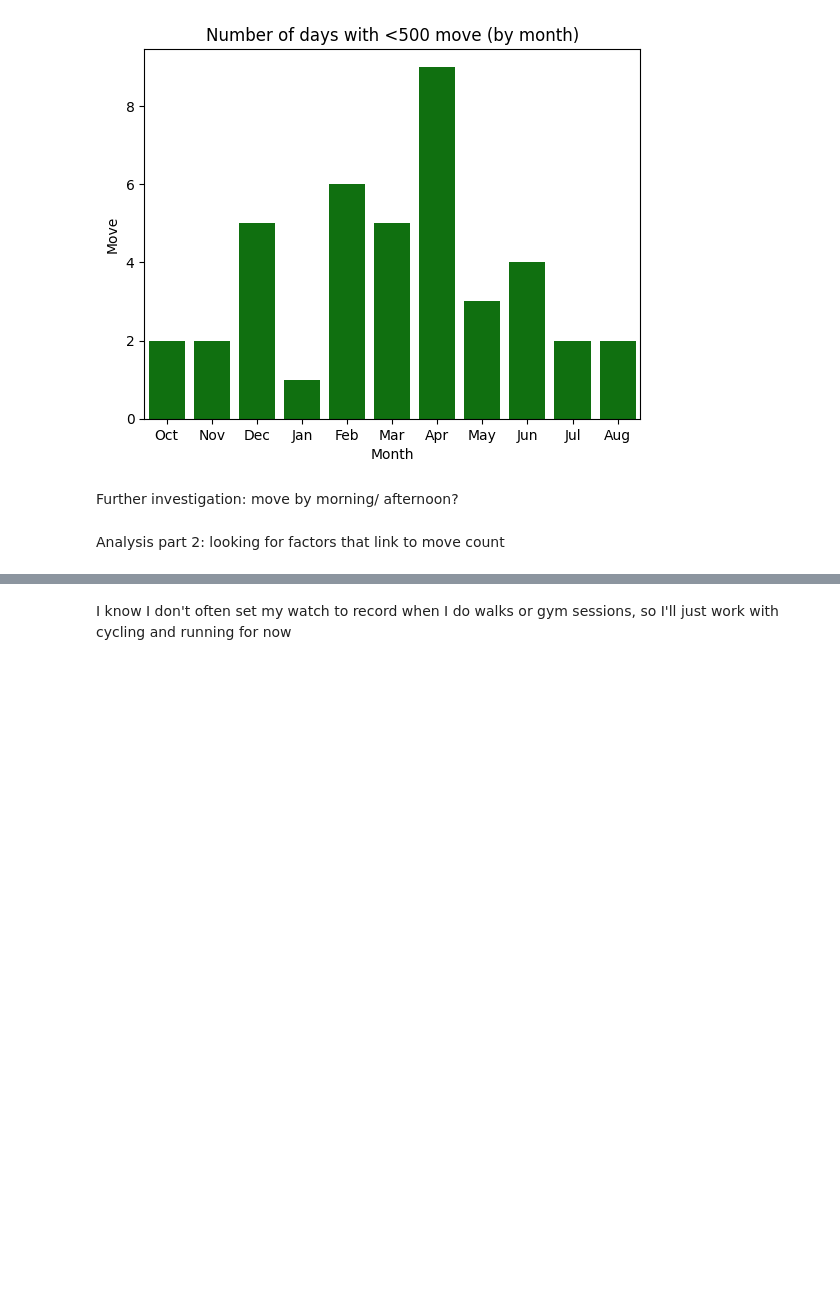
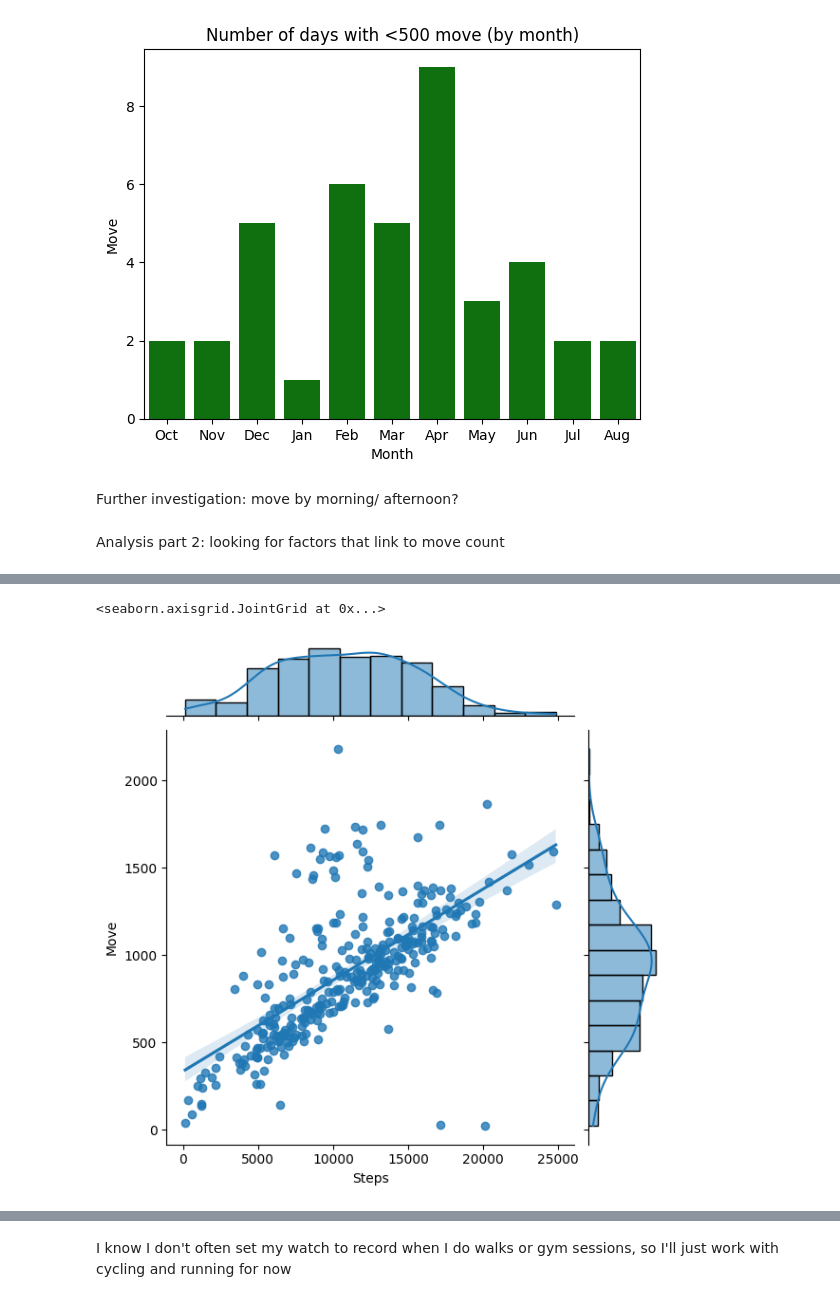
Before and after one commit to RyanTP64/Apple-watch-data, a Jupyter notebook: October to August Watch Data.ipynb, the cells around one changed output, grey strips where cells are left out. Cells and saved outputs as stored; diff of their text form; code cells hidden in the pictures; blank space fills up the shorter version.

```diff
--- a/October to August Watch Data.ipynb
+++ b/October to August Watch Data.ipynb
@@ -237,0 +311,11 @@ Analysis part 2: looking for factors that link to move count
+# %%
+df['Steps'] = df['Steps'].str.replace(',','')
+
+df['Steps'] = df['Steps'].str.replace('-','NaN')
+
+df['Steps'] = pd.to_numeric(df['Steps'], errors = 'coerce')
+# %%
+sns.jointplot(x= 'Steps', y= 'Move',data= df, kind='reg', dropna = True)
+# %% [output]
+<seaborn.axisgrid.JointGrid at 0x...>
+[figure, added]
```
Also changed, not shown: parts of 30 cells of this notebook.
